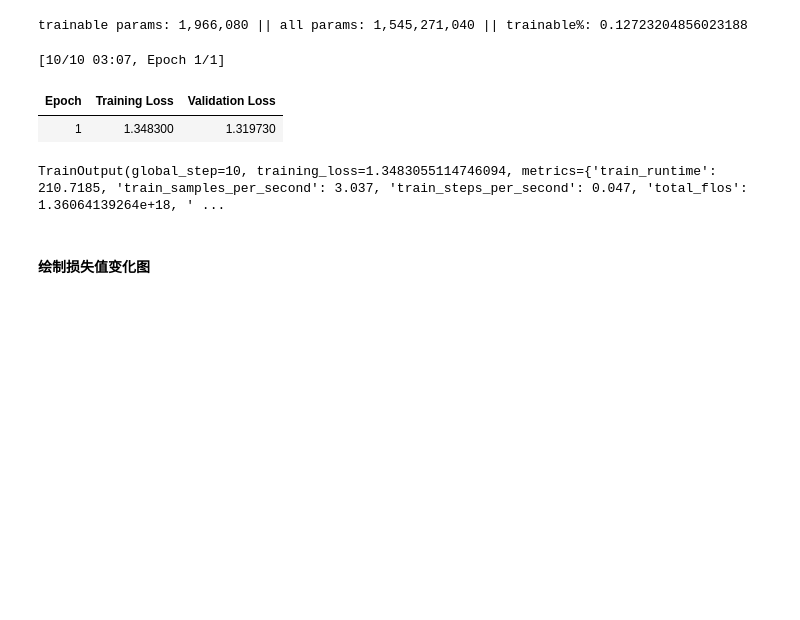
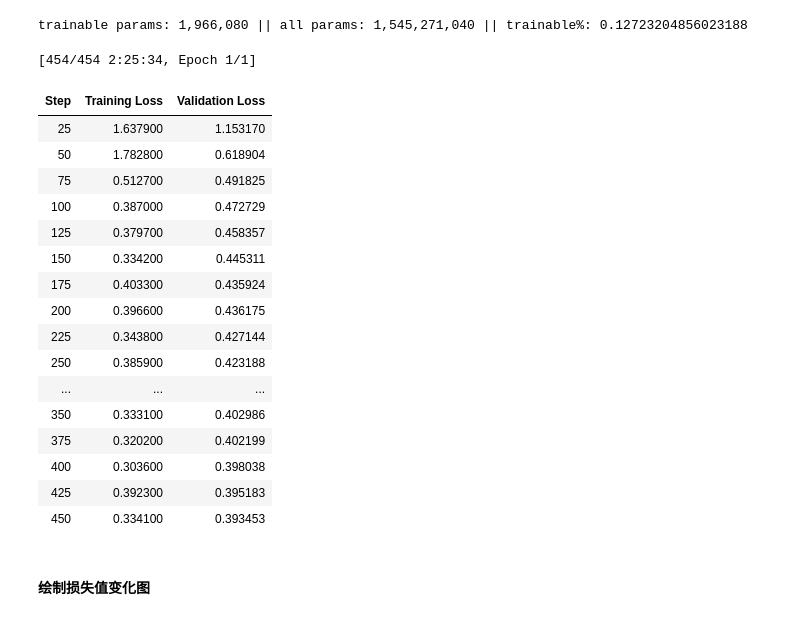
Before and after one commit to king5699/LLM-quickstart, a Jupyter notebook: homework/ch7.ipynb, the cells around one changed output. Saved outputs shown, nothing was run; the diff lists cells and outputs as text; code cells hidden in the pictures; blank space fills up the shorter version.

```diff
--- a/homework/ch7.ipynb
+++ b/homework/ch7.ipynb
@@ -47,13 +47,13 @@ DatasetDict({
 def prepare_dataset(batch):
     audio = batch['audio']
     batch['input_features'] = feature_extractor(audio['array'], sampling_rate=audio['sampling_rate']).input_features[0]
-    batch['labels'] = tokenzier(batch['sentence']).input_ids
+    batch['labels'] = tokenizer(batch['sentence']).input_ids
     return batch
 # %%
 small_common_voice = DatasetDict()
-small_common_voice['train'] = common_voice['train'].shuffle(seed=16).select(range(640))
-small_common_voice['validation'] = common_voice['validation'].shuffle(seed=16).select(range(320))
+small_common_voice['train'] = common_voice['train']
+small_common_voice['validation'] = common_voice['validation'].shuffle(seed=16).select(range(640))
 tokenized_common_voice = small_common_voice.map(prepare_dataset)
 # %%
 # tokenized_common_voice = common_voice.map(prepare_dataset, num_proc=8)
-tokenized_common_voice = common_voice.map(prepare_dataset)
+# tokenized_common_voice = common_voice.map(prepare_dataset)
@@ -112,6 +116,7 @@ from transformers import Seq2SeqTrainingArguments
 
 training_args = Seq2SeqTrainingArguments(
     output_dir=model_dir,
+    overwrite_output_dir=True,
     per_device_train_batch_size=batch_size,
     learning_rate=1e-3,
     num_train_epochs=1,
@@ -124,5 +129,7 @@ training_args = Seq2SeqTrainingArguments(
     remove_unused_columns=False,
     label_names=['labels'],
     evaluation_strategy='steps',
-    eval_steps=25
+    eval_steps=25,
+    save_steps=50,
+    save_total_limit=2
 )
@@ -157,18 +166,32 @@ loss_callback = LossCallback()
 # %%
 import json
 
-trainer.add_callback(loss_callback)
+# trainer.train()
 trainer.train(resume_from_checkpoint=True)
 
 steps_losses = [loss_callback.train_losses, loss_callback.eval_losses]
-losses_filename = 'tmp/ch7.steps_losses.json'
+losses_filename = 'ch7.steps_losses.json'
 with open(losses_filename, 'w', encoding='utf-8') as fp:
     json.dump(steps_losses, fp)
 # %% [output]
-[10/10 03:07, Epoch 1/1]
+[454/454 2:25:34, Epoch 1/1]
-| Epoch | Training Loss | Validation Loss |
-| 1 | 1.348300 | 1.319730 |
+| Step | Training Loss | Validation Loss |
+| 25 | 1.637900 | 1.153170 |
+| 50 | 1.782800 | 0.618904 |
+| 75 | 0.512700 | 0.491825 |
+| 100 | 0.387000 | 0.472729 |
+| 125 | 0.379700 | 0.458357 |
+| 150 | 0.334200 | 0.445311 |
+| 175 | 0.403300 | 0.435924 |
+| 200 | 0.396600 | 0.436175 |
+| 225 | 0.343800 | 0.427144 |
+| 250 | 0.385900 | 0.423188 |
+| ... | ... | ... |
+| 350 | 0.333100 | 0.402986 |
+| 375 | 0.320200 | 0.402199 |
+| 400 | 0.303600 | 0.398038 |
+| 425 | 0.392300 | 0.395183 |
+| 450 | 0.334100 | 0.393453 |
-TrainOutput(global_step=10, training_loss=1.3483055114746094, metrics={'train_runtime': 210.7185, 'train_samples_per_second': 3.037, 'train_steps_per_second': 0.047, 'total_flos': 1.36064139264e+18, ' ...
 # %%
 trainer.save_model(model_dir)
 # %% [markdown]
```
Also changed, not shown: parts of 11 cells of this notebook, 3 other files.
